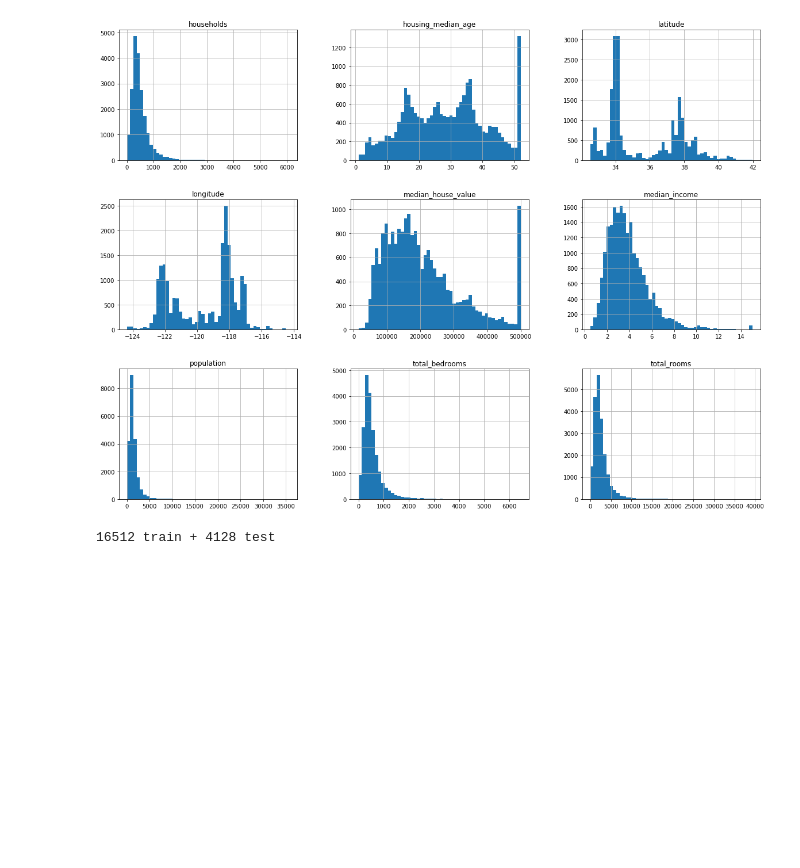
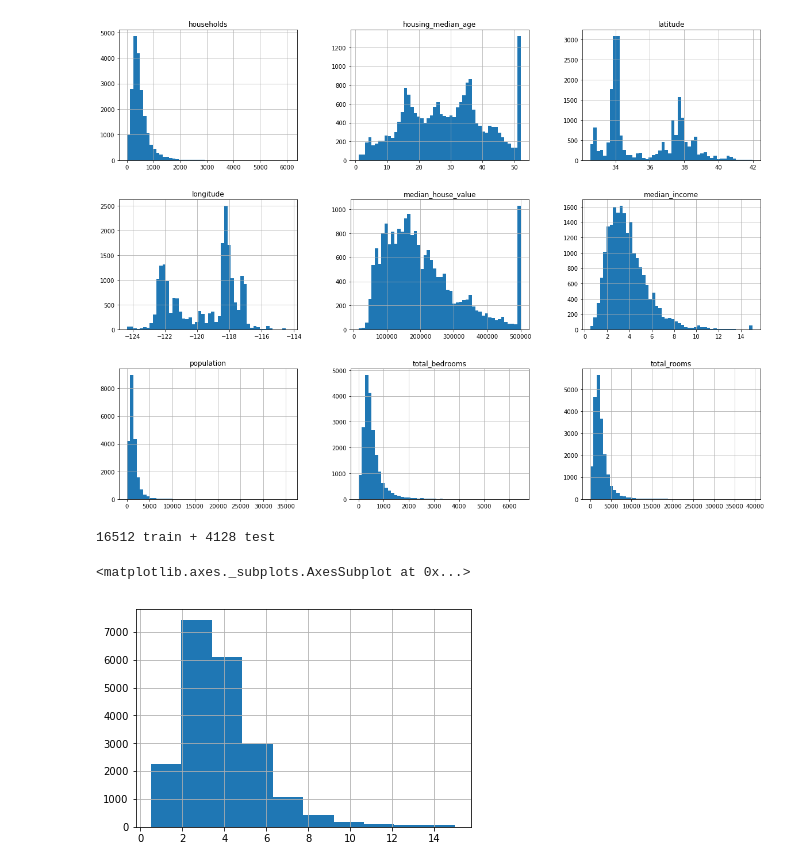
Before and after one commit to er1shivam/Machine-Learning-Projects, a Jupyter notebook: Housing.ipynb, the cells around one changed output. Drawn from its saved outputs; the diff is of its cells as text; code cells hidden in the pictures; blank space fills up the shorter version.

```diff
--- a/Housing.ipynb
+++ b/Housing.ipynb
@@ -107,3 +107,8 @@ print(len(train_set), "train +", len(test_set), "test")
 
 from sklearn.model_selection import train_test_split
 train_set, test_set = train_test_split(housing, test_size=0.2,random_state=42)
+# %%
+housing["median_income"].hist()
+# %% [output]
+<matplotlib.axes._subplots.AxesSubplot at 0x...>
+[figure, added]
```
Also changed, not shown: parts of 5 cells of this notebook.
